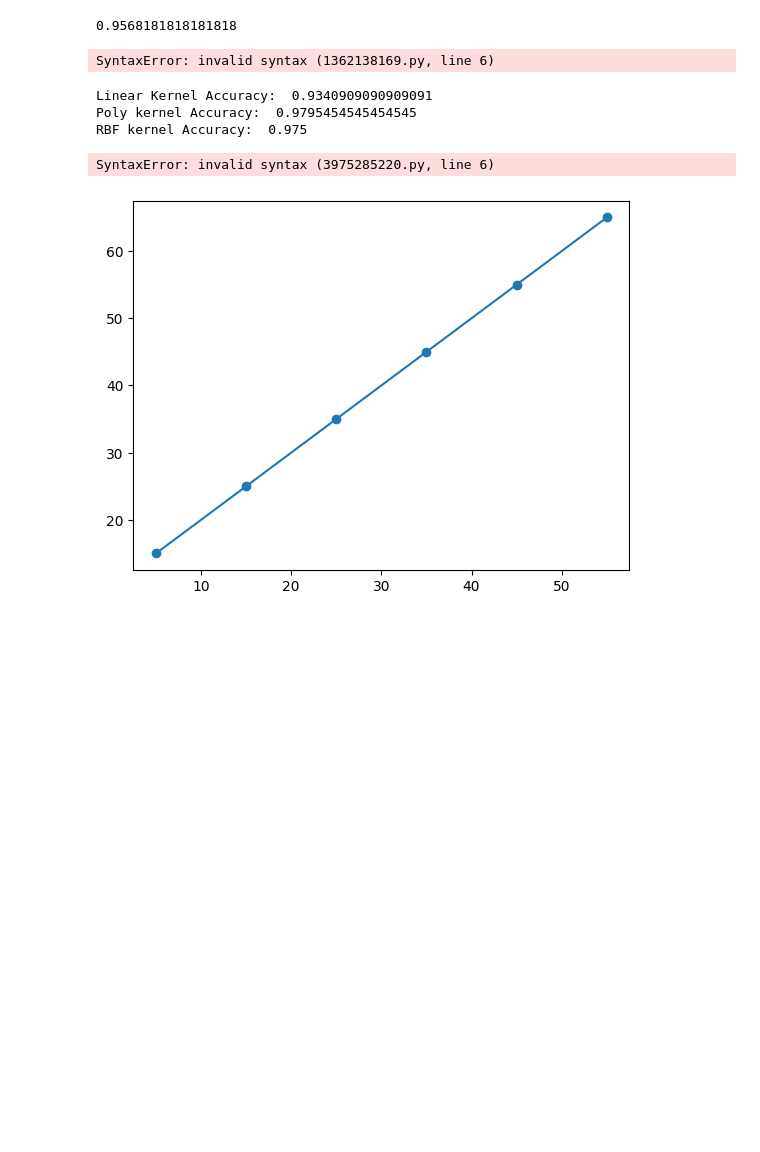
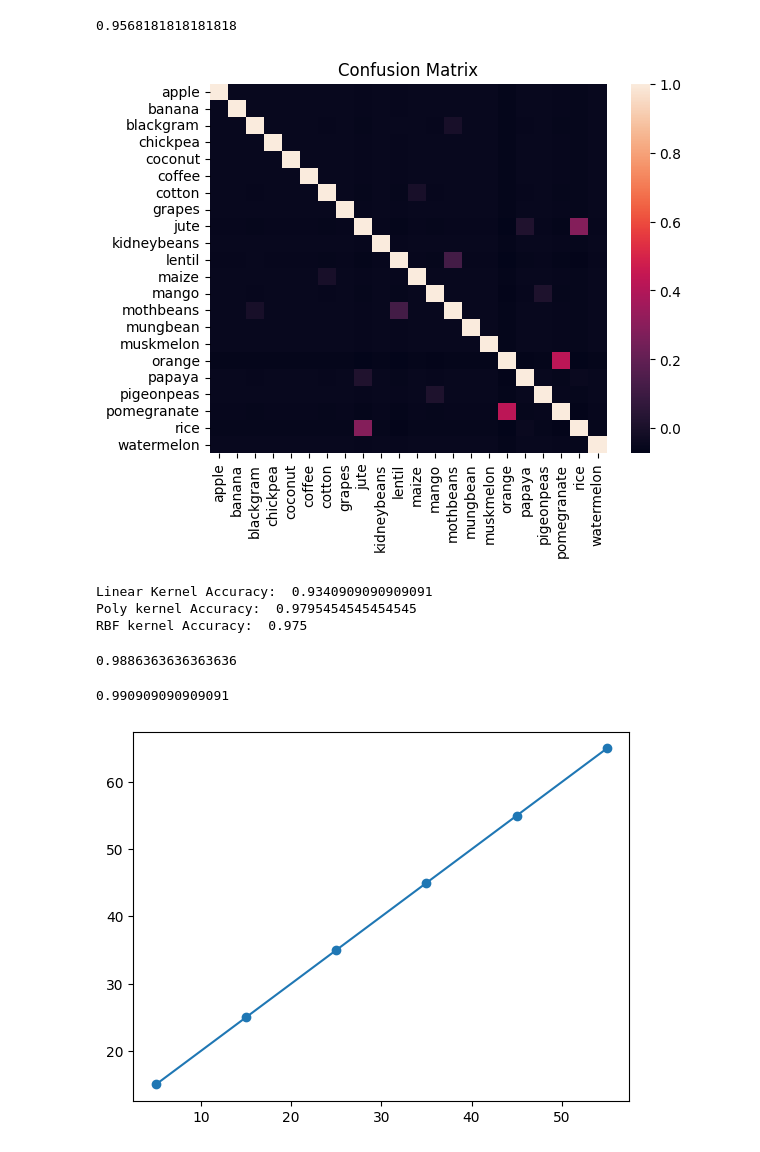
Before and after one commit to ArindaAsiimwe/ARINDA_ASIIMWE_Recess_Year2, a Jupyter notebook: arinda_asiimwe_Day10.ipynb, the cells around one changed output. Drawn from its saved outputs; the diff is of its cells as text; code cells hidden in the pictures; blank space fills up the shorter version.

```diff
--- a/arinda_asiimwe_Day10.ipynb
+++ b/arinda_asiimwe_Day10.ipynb
@@ -116,12 +116,15 @@ knn.score(X_test_scaled, y_test)
 # %%
 # Try with Confusion Matrix
 
 from sklearn.metrics import confusion_matrix
 
 mat = confusion_matrix(y_test, knn.predict(X_test_scaled))
-df_cm = pd.DataFrame(mat, index=[i for i in targets.])
+df_cm = pd.DataFrame(mat, index=[i for i in targets.values()], columns=(targets.values()))
+sns.heatmap(df_cm.corr())
+plt.title("Confusion Matrix")
+plt.show()
 # %% [output]
-SyntaxError: invalid syntax (1362138169.py, line 6)
+[figure, added]
 # %%
 # knn
 # %%
@@ -155,16 +158,20 @@ RBF kernel Accuracy:  0.975
 from sklearn.tree import DecisionTreeClassifier
 
 dt = DecisionTreeClassifier()
-dt.DecisionTreeClassifier
-dt.
+dt.fit(X_train_scaled, y_train)
+dt.score(X_test_scaled, y_test)
 # %% [output]
-SyntaxError: invalid syntax (3975285220.py, line 6)
+0.9886363636363636
 # %%
 # Random forest
 
-from sklearn.ensemble import  RandomForestClassifier
+from sklearn.ensemble import RandomForestClassifier
 
 dt = RandomForestClassifier()
+dt.fit(X_train_scaled, y_train)
+dt.score(X_test_scaled, y_test)
+# %% [output]
+0.990909090909091
 # %%
 # Machine Learning
 
```
